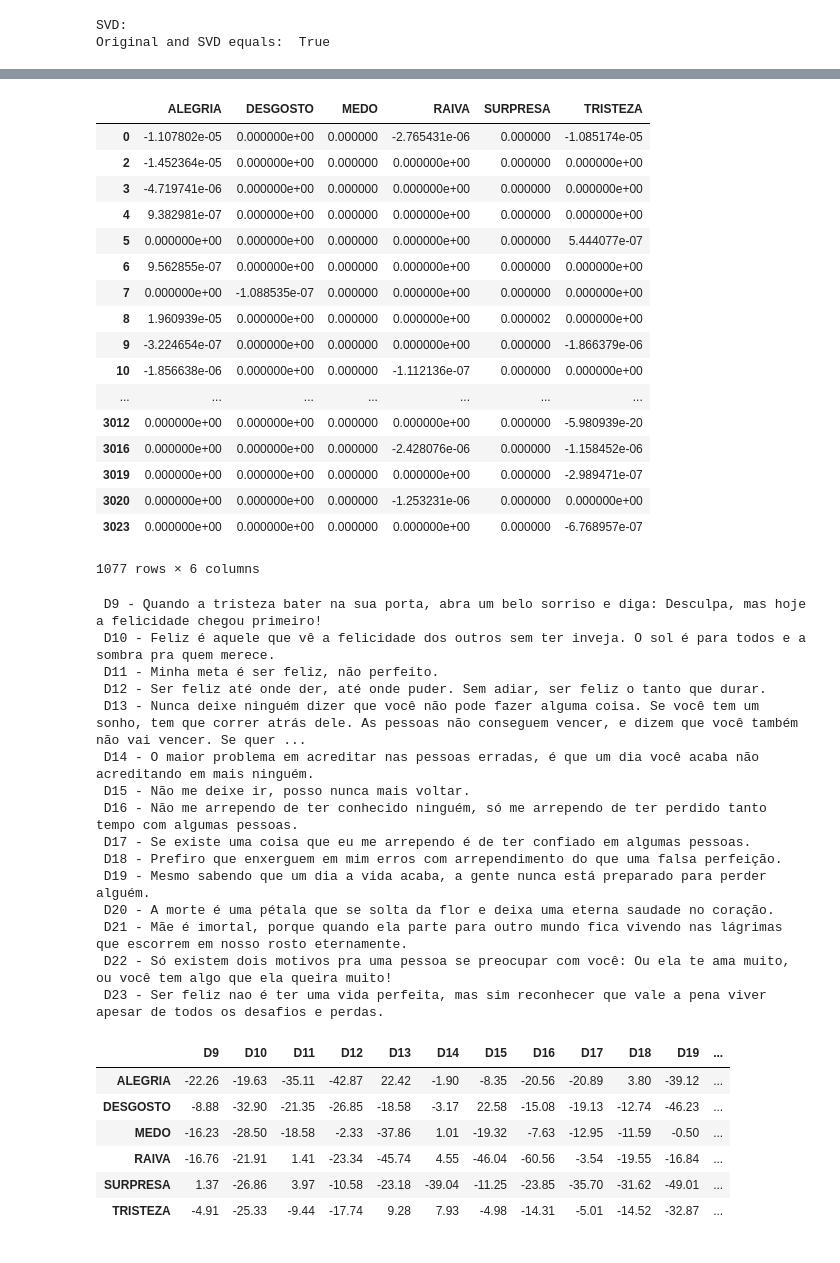
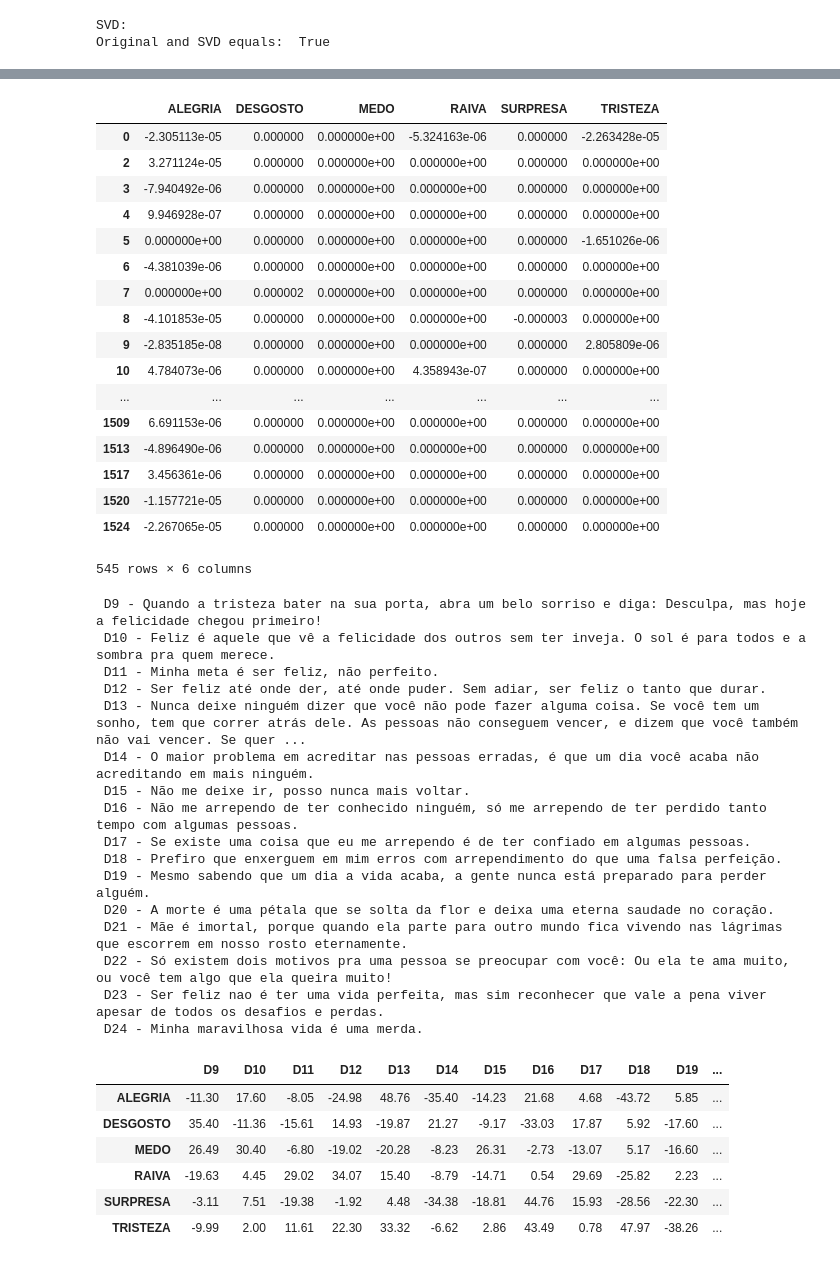
Before and after one commit to rdenadai/TxtP-Study-Notebooks, a Jupyter notebook: notebooks/text_classification_example.ipynb, the cells around one changed output, grey strips where cells are left out. Drawn from its saved outputs; the diff is of its cells as text; code cells hidden in the pictures.

```diff
--- a/notebooks/text_classification_example.ipynb
+++ b/notebooks/text_classification_example.ipynb
@@ -272,8 +277,6 @@ def rm_stop_words_tokenized(frase):
     for palavra in frase:
         if palavra.pos_ != 'PUNCT':
             palavra = palavra.lemma_
-            for pc in ['.', ',']:
-                palavra = palavra.replace(pc, '')
             if palavra not in stpwords and not palavra.isdigit():
                 clean_frase.append(palavra)
     return ' '.join(clean_frase)
@@ -318,15 +321,16 @@ frases_originais = [
     'A morte é uma pétala que se solta da flor e deixa uma eterna saudade no coração.',
     'Mãe é imortal, porque quando ela parte para outro mundo fica vivendo nas lágrimas que escorrem em nosso rosto eternamente.',
     'Só existem dois motivos pra uma pessoa se preocupar com você: Ou ela te ama muito, ou você tem algo que ela queira muito!',
-    'Ser feliz nao é ter uma vida perfeita, mas sim reconhecer que vale a pena viver apesar de todos os desafios e perdas.'
+    'Ser feliz nao é ter uma vida perfeita, mas sim reconhecer que vale a pena viver apesar de todos os desafios e perdas.',
+    'Minha maravilhosa vida é uma merda.'
 ]
 
 # N = 10000
 
 frases = copy.deepcopy(frases_originais)
-frases += [' '.join(f).replace('_', ' ') for f in flt.sents()[:1000]]
-frases += [' '.join(f).replace('_', ' ') for f in mch.sents()[:1000]]
-frases += [' '.join(f).replace('_', ' ') for f in mcm.sents()[:1000]]
+frases += [' '.join(f).replace('_', ' ') for f in flt.sents()[:500]]
+frases += [' '.join(f).replace('_', ' ') for f in mch.sents()[:500]]
+frases += [' '.join(f).replace('_', ' ') for f in mcm.sents()[:500]]
 
 frases = list(generate_corpus(frases, tokenize=False))
 # print(frases)
@@ -338,7 +342,7 @@ Executando processo de remoção das stopwords...
 Filtro e finalização...
 # %%
 print('Tf-Idf:')
-vec_tfidf = TfidfVectorizer(max_df=5, sublinear_tf=False, use_idf=True, ngram_range=(1, 3))
+vec_tfidf = TfidfVectorizer(max_df=5, sublinear_tf=False, use_idf=True, ngram_range=(1, 2))
 X_tfidf = vec_tfidf.fit_transform(frases)
 print("   Actual number of tfidf features: %d" % X_tfidf.get_shape()[1])
 weights_tfidf = pd.DataFrame(np.round(X_tfidf.toarray().T, 3), index=vec_tfidf.get_feature_names(), columns=ldocs)
@@ -492,57 +496,58 @@ display(df[
 ])
 # %% [output]
 |  | ALEGRIA | DESGOSTO | MEDO | RAIVA | SURPRESA | TRISTEZA |
-| 0 | -1.107802e-05 | 0.000000e+00 | 0.000000 | -2.765431e-06 | 0.000000 | -1.085174e-05 |
-| 2 | -1.452364e-05 | 0.000000e+00 | 0.000000 | 0.000000e+00 | 0.000000 | 0.000000e+00 |
-| 3 | -4.719741e-06 | 0.000000e+00 | 0.000000 | 0.000000e+00 | 0.000000 | 0.000000e+00 |
-| 4 | 9.382981e-07 | 0.000000e+00 | 0.000000 | 0.000000e+00 | 0.000000 | 0.000000e+00 |
-| 5 | 0.000000e+00 | 0.000000e+00 | 0.000000 | 0.000000e+00 | 0.000000 | 5.444077e-07 |
-| 6 | 9.562855e-07 | 0.000000e+00 | 0.000000 | 0.000000e+00 | 0.000000 | 0.000000e+00 |
-| 7 | 0.000000e+00 | -1.088535e-07 | 0.000000 | 0.000000e+00 | 0.000000 | 0.000000e+00 |
-| 8 | 1.960939e-05 | 0.000000e+00 | 0.000000 | 0.000000e+00 | 0.000002 | 0.000000e+00 |
-| 9 | -3.224654e-07 | 0.000000e+00 | 0.000000 | 0.000000e+00 | 0.000000 | -1.866379e-06 |
-| 10 | -1.856638e-06 | 0.000000e+00 | 0.000000 | -1.112136e-07 | 0.000000 | 0.000000e+00 |
+| 0 | -2.305113e-05 | 0.000000 | 0.000000e+00 | -5.324163e-06 | 0.000000 | -2.263428e-05 |
+| 2 | 3.271124e-05 | 0.000000 | 0.000000e+00 | 0.000000e+00 | 0.000000 | 0.000000e+00 |
+| 3 | -7.940492e-06 | 0.000000 | 0.000000e+00 | 0.000000e+00 | 0.000000 | 0.000000e+00 |
+| 4 | 9.946928e-07 | 0.000000 | 0.000000e+00 | 0.000000e+00 | 0.000000 | 0.000000e+00 |
+| 5 | 0.000000e+00 | 0.000000 | 0.000000e+00 | 0.000000e+00 | 0.000000 | -1.651026e-06 |
+| 6 | -4.381039e-06 | 0.000000 | 0.000000e+00 | 0.000000e+00 | 0.000000 | 0.000000e+00 |
+| 7 | 0.000000e+00 | 0.000002 | 0.000000e+00 | 0.000000e+00 | 0.000000 | 0.000000e+00 |
+| 8 | -4.101853e-05 | 0.000000 | 0.000000e+00 | 0.000000e+00 | -0.000003 | 0.000000e+00 |
+| 9 | -2.835185e-08 | 0.000000 | 0.000000e+00 | 0.000000e+00 | 0.000000 | 2.805809e-06 |
+| 10 | 4.784073e-06 | 0.000000 | 0.000000e+00 | 4.358943e-07 | 0.000000 | 0.000000e+00 |
 | ... | ... | ... | ... | ... | ... | ... |
-| 3012 | 0.000000e+00 | 0.000000e+00 | 0.000000 | 0.000000e+00 | 0.000000 | -5.980939e-20 |
-| 3016 | 0.000000e+00 | 0.000000e+00 | 0.000000 | -2.428076e-06 | 0.000000 | -1.158452e-06 |
-| 3019 | 0.000000e+00 | 0.000000e+00 | 0.000000 | 0.000000e+00 | 0.000000 | -2.989471e-07 |
-| 3020 | 0.000000e+00 | 0.000000e+00 | 0.000000 | -1.253231e-06 | 0.000000 | 0.000000e+00 |
-| 3023 | 0.000000e+00 | 0.000000e+00 | 0.000000 | 0.000000e+00 | 0.000000 | -6.768957e-07 |
+| 1509 | 6.691153e-06 | 0.000000 | 0.000000e+00 | 0.000000e+00 | 0.000000 | 0.000000e+00 |
+| 1513 | -4.896490e-06 | 0.000000 | 0.000000e+00 | 0.000000e+00 | 0.000000 | 0.000000e+00 |
+| 1517 | 3.456361e-06 | 0.000000 | 0.000000e+00 | 0.000000e+00 | 0.000000 | 0.000000e+00 |
+| 1520 | -1.157721e-05 | 0.000000 | 0.000000e+00 | 0.000000e+00 | 0.000000 | 0.000000e+00 |
+| 1524 | -2.267065e-05 | 0.000000 | 0.000000e+00 | 0.000000e+00 | 0.000000 | 0.000000e+00 |
-1077 rows × 6 columns
+545 rows × 6 columns
 # %%
 dtframe = np.zeros((len(ldocs), len(emotion_words.keys())))
 for i, d in enumerate(ldocs):
     for k, it in enumerate(emotion_words.items()):
         a = [ws[:, k]]
         b = [v.T[i]]
         dtframe[i][k] = cosine_similarity(a, b)
 dtframe = np.round(normalization(dtframe, -100, 100), 2)
 
-for i, frase in enumerate(frases_originais[9:24]):
+for i, frase in enumerate(frases_originais[9:25]):
     print(f' D{i+9} - {frase}')
 
-df = pd.DataFrame(dtframe[9:24].T, index=emotion_words.keys(), columns=ldocs[9:24])
+df = pd.DataFrame(dtframe[9:25].T, index=emotion_words.keys(), columns=ldocs[9:25])
 display(df.head(15))
 # %% [output]
  D9 - Quando a tristeza bater na sua porta, abra um belo sorriso e diga: Desculpa, mas hoje a felicidade chegou primeiro!
  D10 - Feliz é aquele que vê a felicidade dos outros sem ter inveja. O sol é para todos e a sombra pra quem merece.
  D11 - Minha meta é ser feliz, não perfeito.
  D12 - Ser feliz até onde der, até onde puder. Sem adiar, ser feliz o tanto que durar.
  D13 - Nunca deixe ninguém dizer que você não pode fazer alguma coisa. Se você tem um sonho, tem que correr atrás dele. As pessoas não conseguem vencer, e dizem que você também não vai vencer. Se quer ...
  D14 - O maior problema em acreditar nas pessoas erradas, é que um dia você acaba não acreditando em mais ninguém.
  D15 - Não me deixe ir, posso nunca mais voltar.
  D16 - Não me arrependo de ter conhecido ninguém, só me arrependo de ter perdido tanto tempo com algumas pessoas.
  D17 - Se existe uma coisa que eu me arrependo é de ter confiado em algumas pessoas.
  D18 - Prefiro que enxerguem em mim erros com arrependimento do que uma falsa perfeição.
  D19 - Mesmo sabendo que um dia a vida acaba, a gente nunca está preparado para perder alguém.
  D20 - A morte é uma pétala que se solta da flor e deixa uma eterna saudade no coração.
  D21 - Mãe é imortal, porque quando ela parte para outro mundo fica vivendo nas lágrimas que escorrem em nosso rosto eternamente.
  D22 - Só existem dois motivos pra uma pessoa se preocupar com você: Ou ela te ama muito, ou você tem algo que ela queira muito!
  D23 - Ser feliz nao é ter uma vida perfeita, mas sim reconhecer que vale a pena viver apesar de todos os desafios e perdas.
+ D24 - Minha maravilhosa vida é uma merda.
 |  | D9 | D10 | D11 | D12 | D13 | D14 | D15 | D16 | D17 | D18 | D19 | ... |
-| ALEGRIA | -22.26 | -19.63 | -35.11 | -42.87 | 22.42 | -1.90 | -8.35 | -20.56 | -20.89 | 3.80 | -39.12 | ... |
-| DESGOSTO | -8.88 | -32.90 | -21.35 | -26.85 | -18.58 | -3.17 | 22.58 | -15.08 | -19.13 | -12.74 | -46.23 | ... |
-| MEDO | -16.23 | -28.50 | -18.58 | -2.33 | -37.86 | 1.01 | -19.32 | -7.63 | -12.95 | -11.59 | -0.50 | ... |
-| RAIVA | -16.76 | -21.91 | 1.41 | -23.34 | -45.74 | 4.55 | -46.04 | -60.56 | -3.54 | -19.55 | -16.84 | ... |
-| SURPRESA | 1.37 | -26.86 | 3.97 | -10.58 | -23.18 | -39.04 | -11.25 | -23.85 | -35.70 | -31.62 | -49.01 | ... |
-| TRISTEZA | -4.91 | -25.33 | -9.44 | -17.74 | 9.28 | 7.93 | -4.98 | -14.31 | -5.01 | -14.52 | -32.87 | ... |
+| ALEGRIA | -11.30 | 17.60 | -8.05 | -24.98 | 48.76 | -35.40 | -14.23 | 21.68 | 4.68 | -43.72 | 5.85 | ... |
+| DESGOSTO | 35.40 | -11.36 | -15.61 | 14.93 | -19.87 | 21.27 | -9.17 | -33.03 | 17.87 | 5.92 | -17.60 | ... |
+| MEDO | 26.49 | 30.40 | -6.80 | -19.02 | -20.28 | -8.23 | 26.31 | -2.73 | -13.07 | 5.17 | -16.60 | ... |
+| RAIVA | -19.63 | 4.45 | 29.02 | 34.07 | 15.40 | -8.79 | -14.71 | 0.54 | 29.69 | -25.82 | 2.23 | ... |
+| SURPRESA | -3.11 | 7.51 | -19.38 | -1.92 | 4.48 | -34.38 | -18.81 | 44.76 | 15.93 | -28.56 | -22.30 | ... |
+| TRISTEZA | -9.99 | 2.00 | 11.61 | 22.30 | 33.32 | -6.62 | 2.86 | 43.49 | 0.78 | 47.97 | -38.26 | ... |
```
Also changed, not shown: parts of 9 cells of this notebook.
